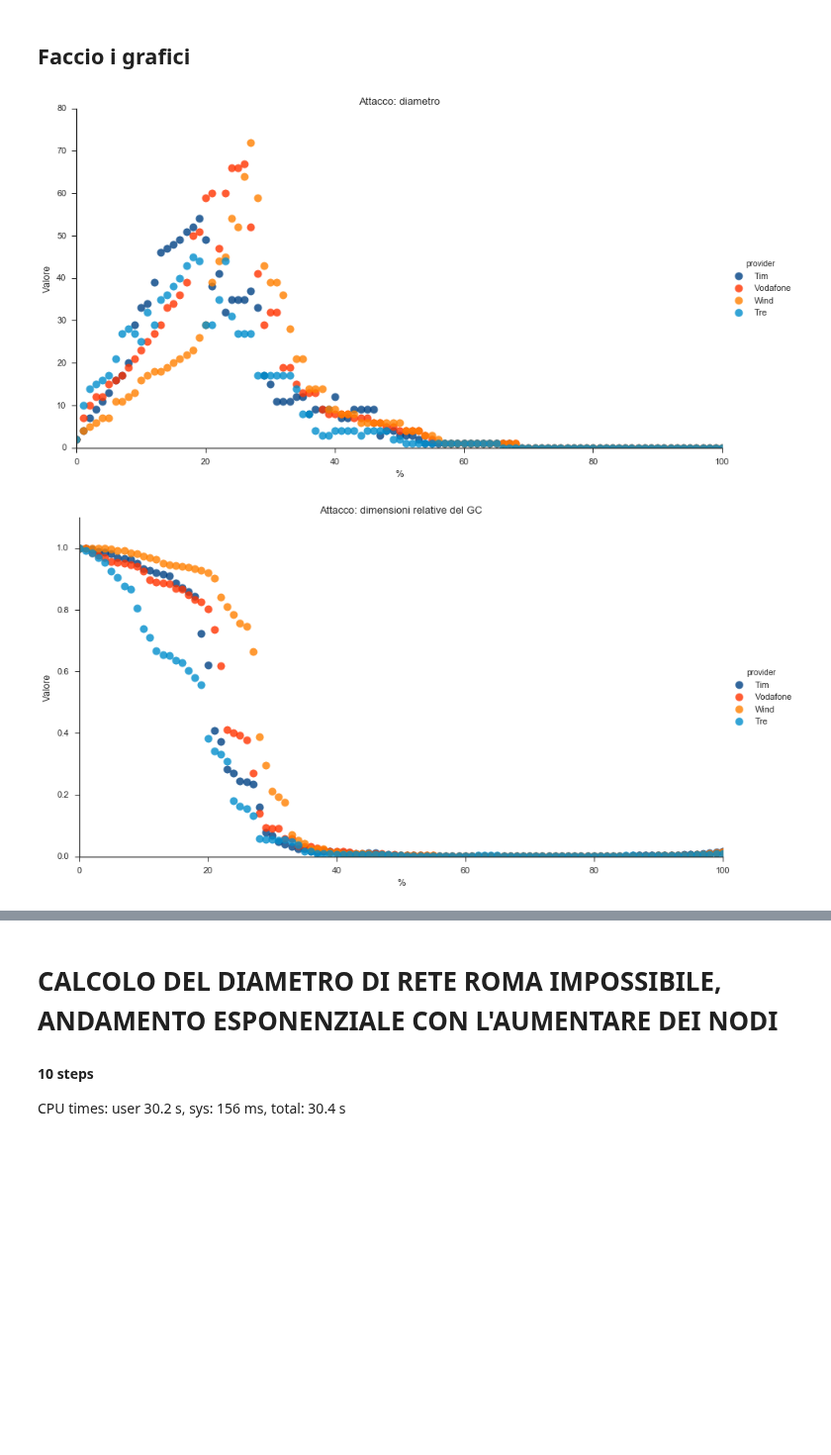
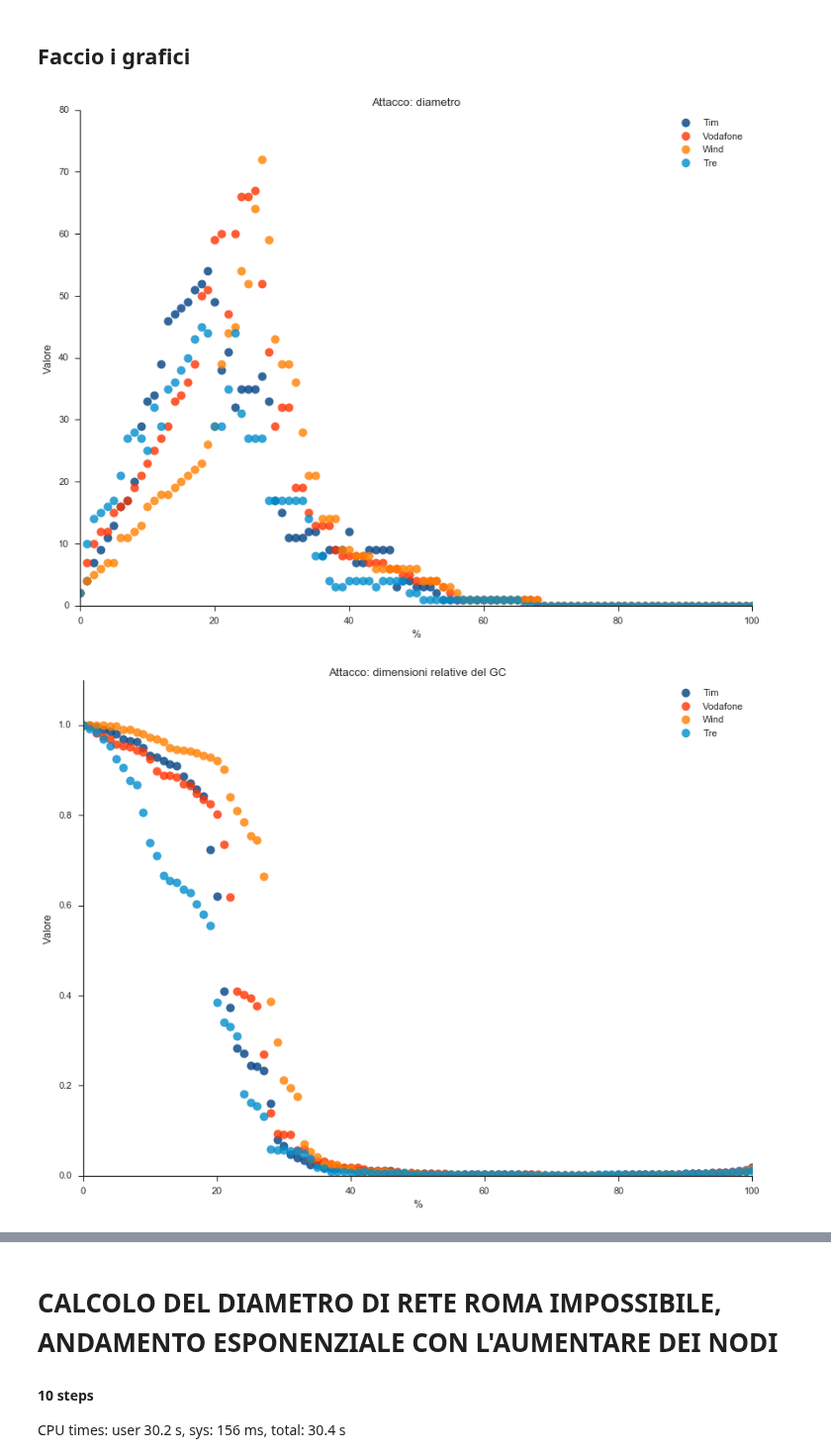
Before and after one commit to FedericoMuciaccia/SistemiComplessi, a Jupyter notebook: src/Iuri/Attack & Failure.ipynb, the cells around one changed output, grey strips where cells are left out. Shown at 99% size. Saved outputs shown, nothing was run; the diff lists cells and outputs as text; code cells hidden in the pictures; blank space fills up the shorter version.

```diff
--- a/src/Iuri/Attack & Failure.ipynb
+++ b/src/Iuri/Attack & Failure.ipynb
@@ -203,41 +196,45 @@ Wall time: 3min 11s
 # %%
 #Attack
 import seaborn
 
 datiFinal = pandas.read_csv('/home/protoss/Documenti/SistemiComplessi/data/Iuri/AttackDataForSeaborn.csv')
 #datiFinal = pandas.read_csv('/home/protoss/Documenti/SistemiComplessi/data/Iuri/GtoolAttackDataForSeaborn.csv')
 
 seaborn.set_context("notebook", font_scale=1.1)
 seaborn.set_style("ticks")
 
 #diametro
 seaborn.lmplot('percent', 'diameter', data=datiFinal, fit_reg=False,
-           size = 7, aspect = 1.7778,
-           hue='provider', palette = colori,
-           scatter_kws={"marker": "D", "s": 100})
+               size = 9, aspect = 1.3333,
+               legend = False,
+               hue='provider', palette = colori,
+               scatter_kws={"marker": "D", "s": 100})
 pyplot.title('Attacco: diametro')
 pyplot.xlabel("%")
 pyplot.ylabel("Valore")
 pyplot.xlim(0, 100)
 pyplot.ylim(0, 80)
-pyplot.savefig('/home/protoss/Documenti/SistemiComplessi/img/iuri/AttackD_Final', format='eps', dpi=1000)
+pyplot.legend()
+pyplot.savefig('/home/protoss/Documenti/SistemiComplessi/img/iuri/AttackD_Final', format='svg', dpi=1000)
 #pyplot.savefig('/home/protoss/Documenti/SistemiComplessi/img/iuri/gToolAttackD_Final', format='eps', dpi=1000)
 
 #giant cluster
 seaborn.lmplot('percent', 'GCsize', data=datiFinal, fit_reg=False,
-           size = 7, aspect = 1.7778,
+           size = 9, aspect = 1.3333,
+           legend = False,
            hue='provider', palette = colori,
            scatter_kws={"marker": "D", "s": 100})
 pyplot.title('Attacco: dimensioni relative del GC')
 pyplot.xlabel("%")
 pyplot.ylabel("Valore")
 pyplot.xlim(0, 100)
 pyplot.ylim(0,1.1)
-pyplot.savefig('/home/protoss/Documenti/SistemiComplessi/img/iuri/AttackGC_Final', format='eps', dpi=1000)
+pyplot.legend()
+pyplot.savefig('/home/protoss/Documenti/SistemiComplessi/img/iuri/AttackGC_Final', format='svg', dpi=1000)
 #pyplot.savefig('/home/protoss/Documenti/SistemiComplessi/img/iuri/gToolAttackGC_Final', format='eps', dpi=1000)
 # %% [output]
-[figure, old version]
+[figure, new version]
-[figure, old version]
+[figure, new version]
 # %%
 #Failure
 import seaborn
```
Also changed, not shown: parts of 2 cells of this notebook, 19 other files.
